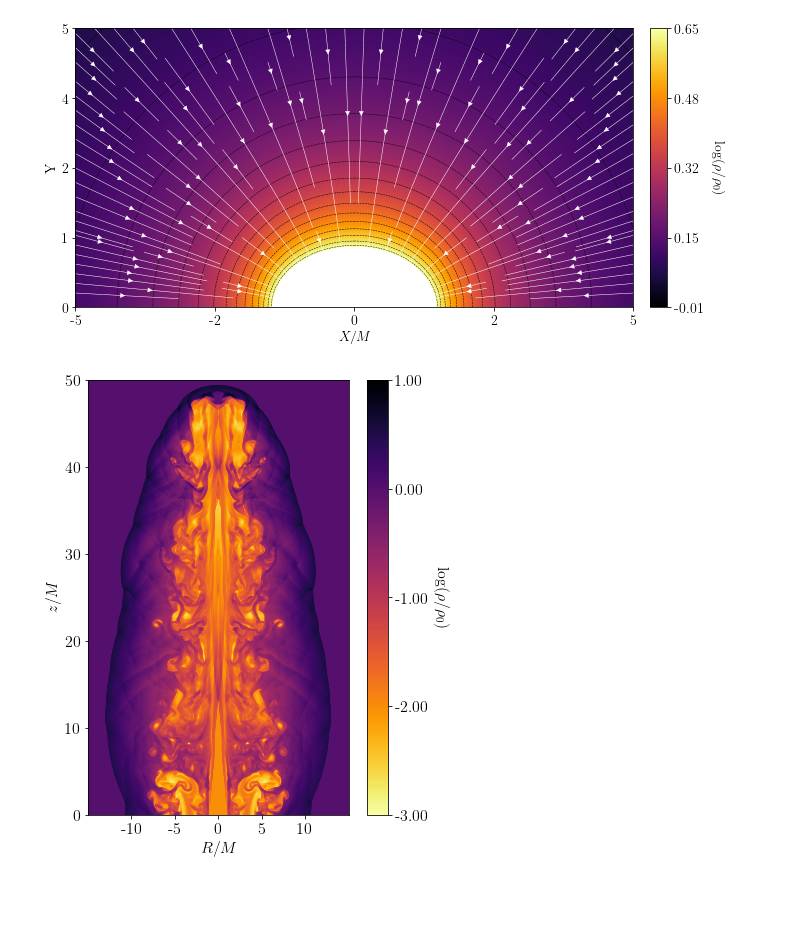
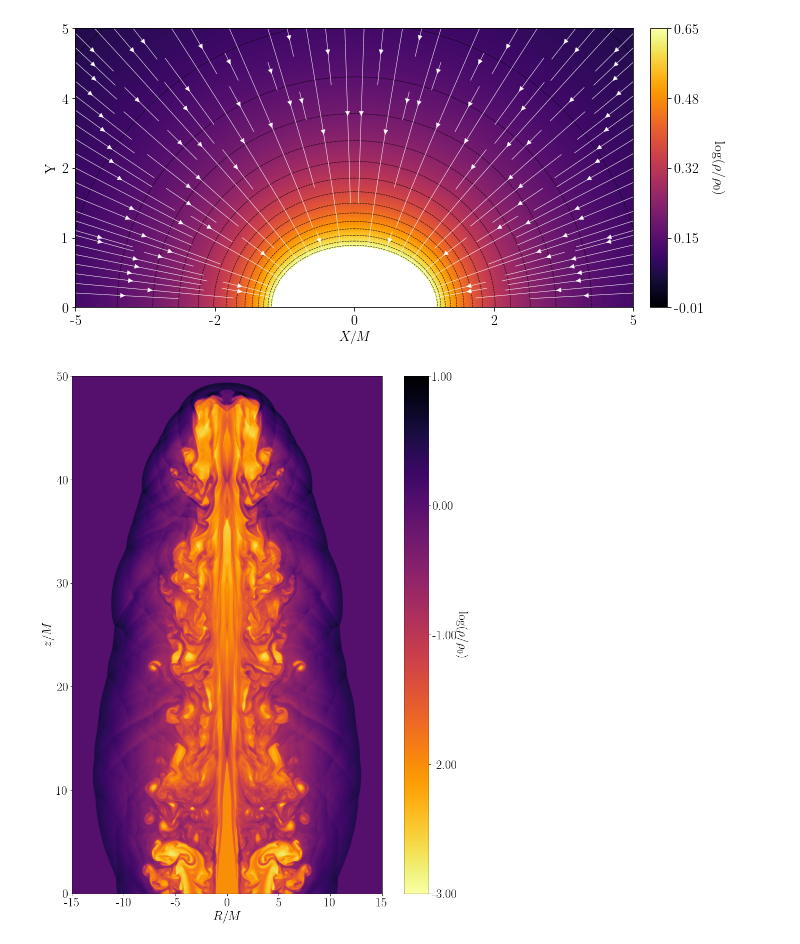
Before and after one commit to aaguayoo/aztekasPlots, a Jupyter notebook: notebooks/aztekasPlot.ipynb, the cells around one changed output. Cells and saved outputs as stored; diff of their text form; code cells hidden in the pictures; blank space fills up the shorter version.

```diff
--- a/notebooks/aztekasPlot.ipynb
+++ b/notebooks/aztekasPlot.ipynb
@@ -23,22 +23,22 @@ plot.get_streamlines()
 # %%
 plot = Plotter("./mink_cyl.dat")
 # %%
-plot.initialize_plot(figsize=(10,8),fontsize=16)
+plot.initialize_plot(figsize=(20,18),fontsize=24)
 plot.set_axis(X2_reflect=True)
 plot.set_axis_labels(x1_label="$R/M$", x2_label="$z/M$")
-plot.set_axis_ticks(x1_ticks=[-10,-5,0,5,10],x2_nticks=6)
+plot.set_axis_ticks(x1_ticks=[-15,-10,-5,0,5,10,15],x2_nticks=6)
 plot.data_dict["flux"] = plot.data_dict["rho"]*plot.data_dict["vv"] + 0.0000000001
 plot.get_contour_plot(plot_var="rho",
                       cmap='inferno_r',
                       contour_color='black',
                       scale = 'log',
                       cbar_min = -3,
                       cbar_max = 1,
                       set_contour=False,
                       cbar_extend="neither"
                      )
 plot.get_colorbar(bar_width=8,cbar_pad = 0.15, cbar_label="$\\log(\\rho/\\rho_0)$",labelpad=22)
 # %% [output]
-[figure, old version]
+[figure, new version]
 # %%
 plot.save_figure("bla.png")
```
Also changed, not shown: parts of 1 cell of this notebook, 1 other file.
